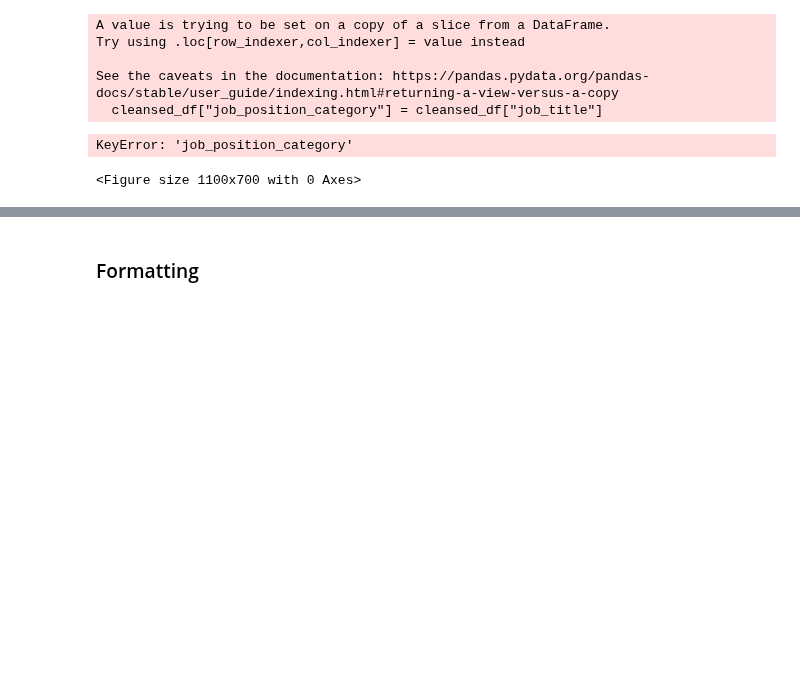
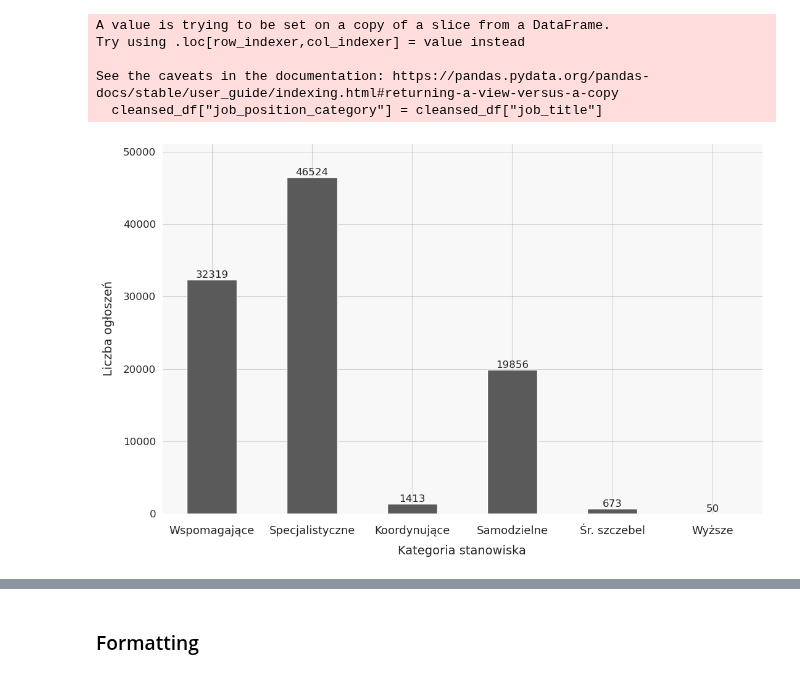
Before and after one commit to BERENZ/2024-mgr-sluzba-cywilna, a Jupyter notebook: Python/Code/Further_data_cleansing.ipynb, the cells around one changed output, grey strips where cells are left out. Drawn from its saved outputs; the diff is of its cells as text; code cells hidden in the pictures; blank space fills up the shorter version.

```diff
--- a/Python/Code/Further_data_cleansing.ipynb
+++ b/Python/Code/Further_data_cleansing.ipynb
@@ -185,43 +185,72 @@ import matplotlib.pyplot as plt
 
 plt.rcParams.update({
     'font.family': 'DejaVu Sans',
     'axes.titlesize': 16,
     'axes.labelsize': 14,
     'xtick.labelsize': 13,
     'ytick.labelsize': 12,
 })
 
 plt.figure(figsize=(11, 7))
 
+label_mapping = {
+    'stanowiska wspomagające': 'Wspomagające',
+    'stanowiska specjalistyczne': 'Specjalistyczne',
+    'stanowiska koordynujące': 'Koordynujące',
+    'stanowiska samodzielne': 'Samodzielne',
+    'średni szczebel zarządzania': 'Śr. szczebel',
+    'wyższe stanowiska': 'Wyższe'
+}
+
+desired_category_order = [
+    'stanowiska wspomagające',
+    'stanowiska specjalistyczne',
+    'stanowiska koordynujące',
+    'stanowiska samodzielne',
+    'średni szczebel zarządzania',
+    'wyższe stanowiska'
+]
+
 # Count job positions excluding 'other'
 counts = cleansed_df.loc[
     cleansed_df['job_position_category'] != 'other', 'job_position_category'
 ].value_counts()
 
-colors = ['#000000'] + ['#666666'] * (len(counts) - 1)
+counts = counts.reindex(desired_category_order)
+
+colors = ['#5A5A5A'] * len(counts)
 ax = counts.plot(kind='bar', color=colors)
+
+# Set brighter background and add grid
+ax.set_facecolor('#F8F8F8')
+plt.gcf().patch.set_facecolor('white')
+ax.grid(True, linestyle='-', alpha=0.3, color='gray')
+ax.set_axisbelow(True)
+
 plt.xlabel('Kategoria stanowiska', labelpad=10)
 plt.ylabel('Liczba ogłoszeń', labelpad=10)
-plt.title('Rozkład kategorii stanowisk pracy')
 
-new_labels = ['Specjalistyczne', 'Wspomagające', 'Samodzielne',
-              'Koordynujące', "Śr. szczebel", "Wyższe"]
-ax.set_xticklabels(new_labels, rotation=0, ha='center')
-ax.tick_params(axis='x', pad=9)
+new_labels_ordered = [label_mapping[old_label] for old_label in counts.index]
+ax.set_xticklabels(new_labels_ordered, rotation=0, ha='center')
+ax.tick_params(axis='x', pad=10)
 
 for p in ax.patches:
     ax.annotate(f'{int(p.get_height())}',
                 (p.get_x() + p.get_width() / 2, p.get_height()),
                 ha='center', va='bottom', fontsize=12)
 
 ax.set_ylim(0, counts.max() * 1.10)
 plt.tight_layout()
-# export
-plt.savefig("position_category_bar_chart.png", format="png", bbox_inches="tight")
+
+# Export
+plt.savefig("position_category_bar_chart.png",
+           format="png",
+           bbox_inches="tight",
+           facecolor='white',
+           dpi=300)
 plt.show()
 # %% [output]
-KeyError: 'job_position_category'
-<Figure size 1100x700 with 0 Axes>
+[figure, added]
 # %%
 plt.rcParams.update({
     'font.family': 'DejaVu Sans',
```
Also changed, not shown: parts of 3 cells of this notebook.
